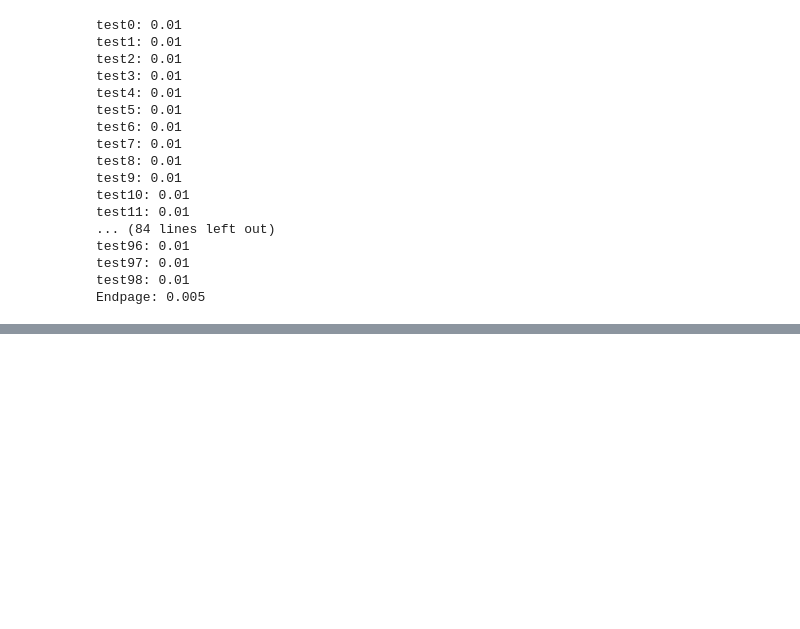
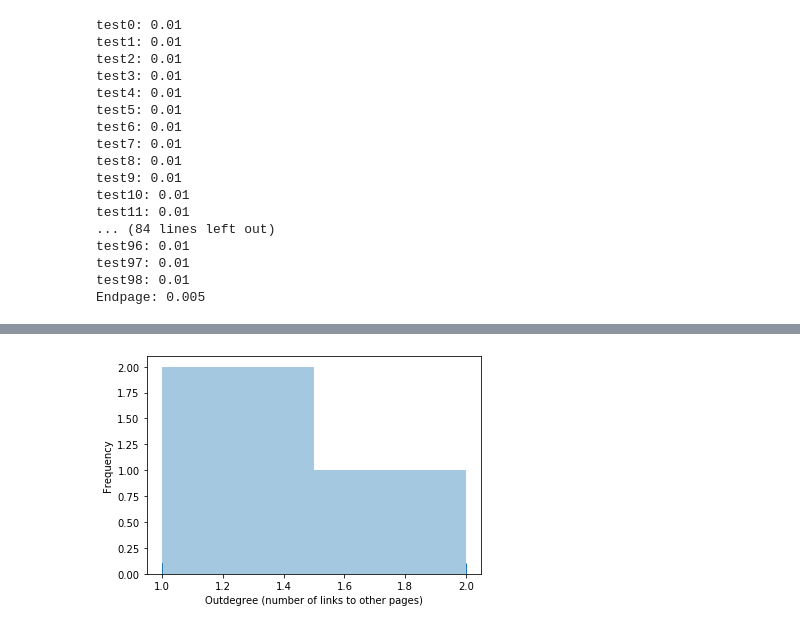
Before and after one commit to Yvee1/pagerank, a Jupyter notebook: pagerank.ipynb, the cells around one changed output, grey strips where cells are left out. Cells and saved outputs as stored; diff of their text form; code cells hidden in the pictures; blank space fills up the shorter version.

```diff
--- a/pagerank.ipynb
+++ b/pagerank.ipynb
@@ -29,6 +32,9 @@ class Page:
     def outDegree(self):
         """Returns the amount of links this page has i.e. its out-degree"""
         return len(self.links)
+
+    def getName(self):
+        return self.name
 # %%
 class Network:
     """A class representing a network of webpages"""
@@ -370,0 +484,4 @@ Endpage: 0.005
+# %%
+internet.plot_outdegrees()
+# %% [output]
+[figure, added]
```
Also changed, not shown: parts of 19 cells of this notebook.
